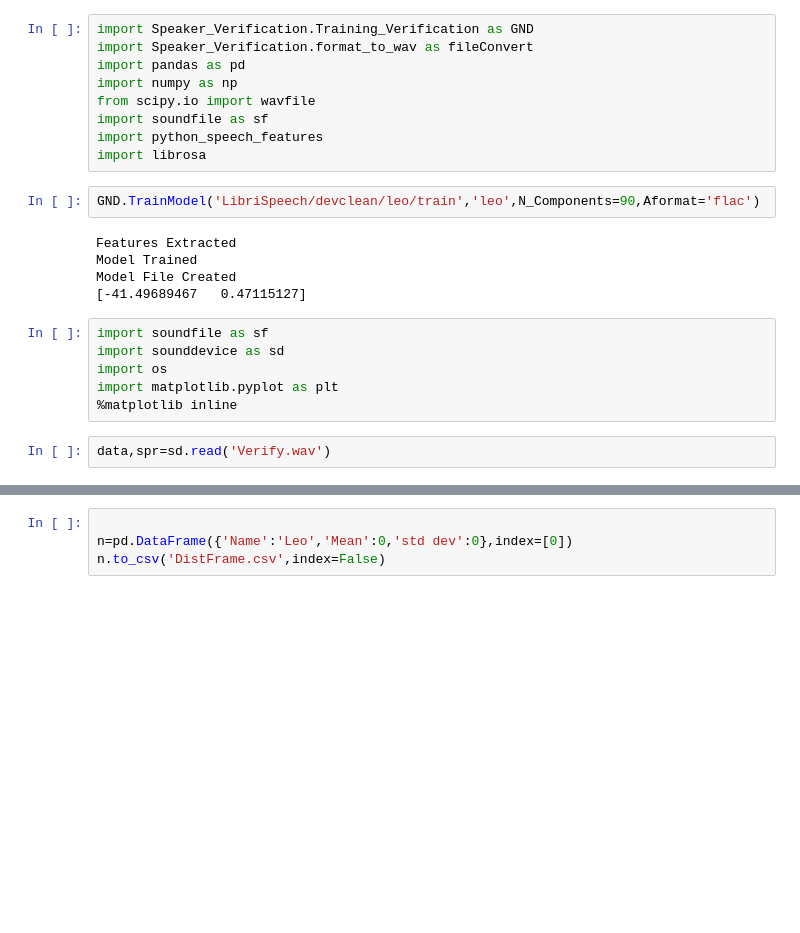
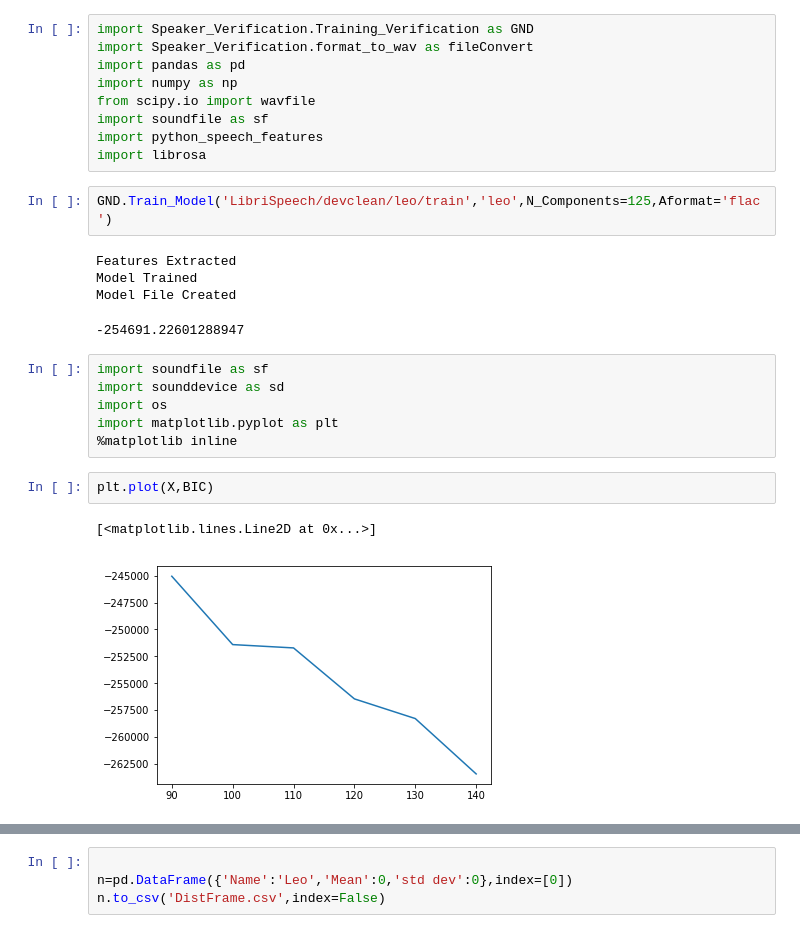
Before and after one commit to leonardo5621/Speaker-Recognition-Project, a Jupyter notebook: src/model.ipynb, the cells around one changed output, grey strips where cells are left out. Saved outputs shown, nothing was run; the diff lists cells and outputs as text; blank space fills up the shorter version.

```diff
--- a/src/model.ipynb
+++ b/src/model.ipynb
@@ -8,18 +8,21 @@ import soundfile as sf
 import python_speech_features
 import librosa
 # %%
-GND.TrainModel('LibriSpeech/devclean/leo/train','leo',N_Components=90,Aformat='flac')
+GND.Train_Model('LibriSpeech/devclean/leo/train','leo',N_Components=125,Aformat='flac')
 # %% [output]
 Features Extracted
 Model Trained
 Model File Created
-[-41.49689467   0.47115127]
+-254691.22601288947
 # %%
 import soundfile as sf
 import sounddevice as sd
 import os
 import matplotlib.pyplot as plt
 %matplotlib inline
-# %%
-data,spr=sd.read('Verify.wav')
+# %%
+plt.plot(X,BIC)
+# %% [output]
+[<matplotlib.lines.Line2D at 0x...>]
+[figure, added]
 # %%
```
Also changed, not shown: parts of 8 cells of this notebook, 5 other files.
